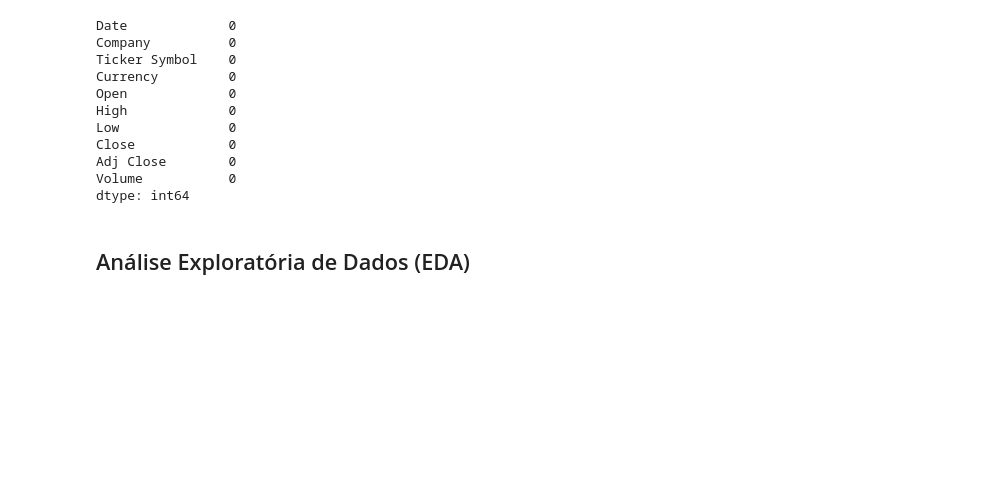
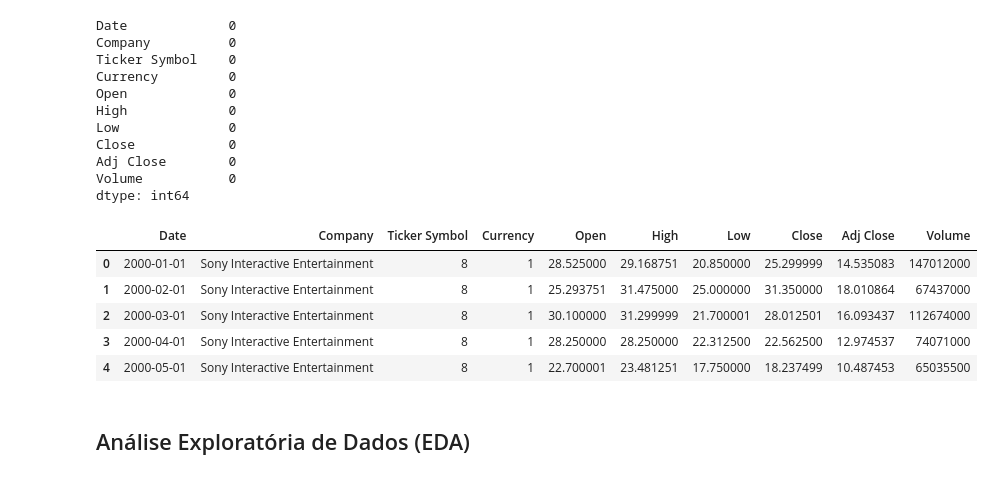
Before and after one commit to MarcosFN2014/Projeto-DS, a Jupyter notebook: Nao_Supervisionado/analise.ipynb, the cells around one changed output. Saved outputs shown, nothing was run; the diff lists cells and outputs as text; code cells hidden in the pictures; blank space fills up the shorter version.

```diff
--- a/Nao_Supervisionado/analise.ipynb
+++ b/Nao_Supervisionado/analise.ipynb
@@ -62,6 +63,22 @@ Volume           0
 dtype: int64
 # %%
 df['Date'] = pd.to_datetime(df['Date'])
+# %%
+label_encoder = LabelEncoder()
+
+categorical_columns = ['Ticker Symbol', 'Currency']
+
+for column in categorical_columns:
+    df[column] = label_encoder.fit_transform(df[column])
+
+df.head()
+# %% [output]
+|  | Date | Company | Ticker Symbol | Currency | Open | High | Low | Close | Adj Close | Volume |
+| 0 | 2000-01-01 | Sony Interactive Entertainment | 8 | 1 | 28.525000 | 29.168751 | 20.850000 | 25.299999 | 14.535083 | 147012000 |
+| 1 | 2000-02-01 | Sony Interactive Entertainment | 8 | 1 | 25.293751 | 31.475000 | 25.000000 | 31.350000 | 18.010864 | 67437000 |
+| 2 | 2000-03-01 | Sony Interactive Entertainment | 8 | 1 | 30.100000 | 31.299999 | 21.700001 | 28.012501 | 16.093437 | 112674000 |
+| 3 | 2000-04-01 | Sony Interactive Entertainment | 8 | 1 | 28.250000 | 28.250000 | 22.312500 | 22.562500 | 12.974537 | 74071000 |
+| 4 | 2000-05-01 | Sony Interactive Entertainment | 8 | 1 | 22.700001 | 23.481251 | 17.750000 | 18.237499 | 10.487453 | 65035500 |
 # %% [markdown]
 ## Análise Exploratória de Dados (EDA)
 # %%
```
Also changed, not shown: parts of 4 cells of this notebook.
